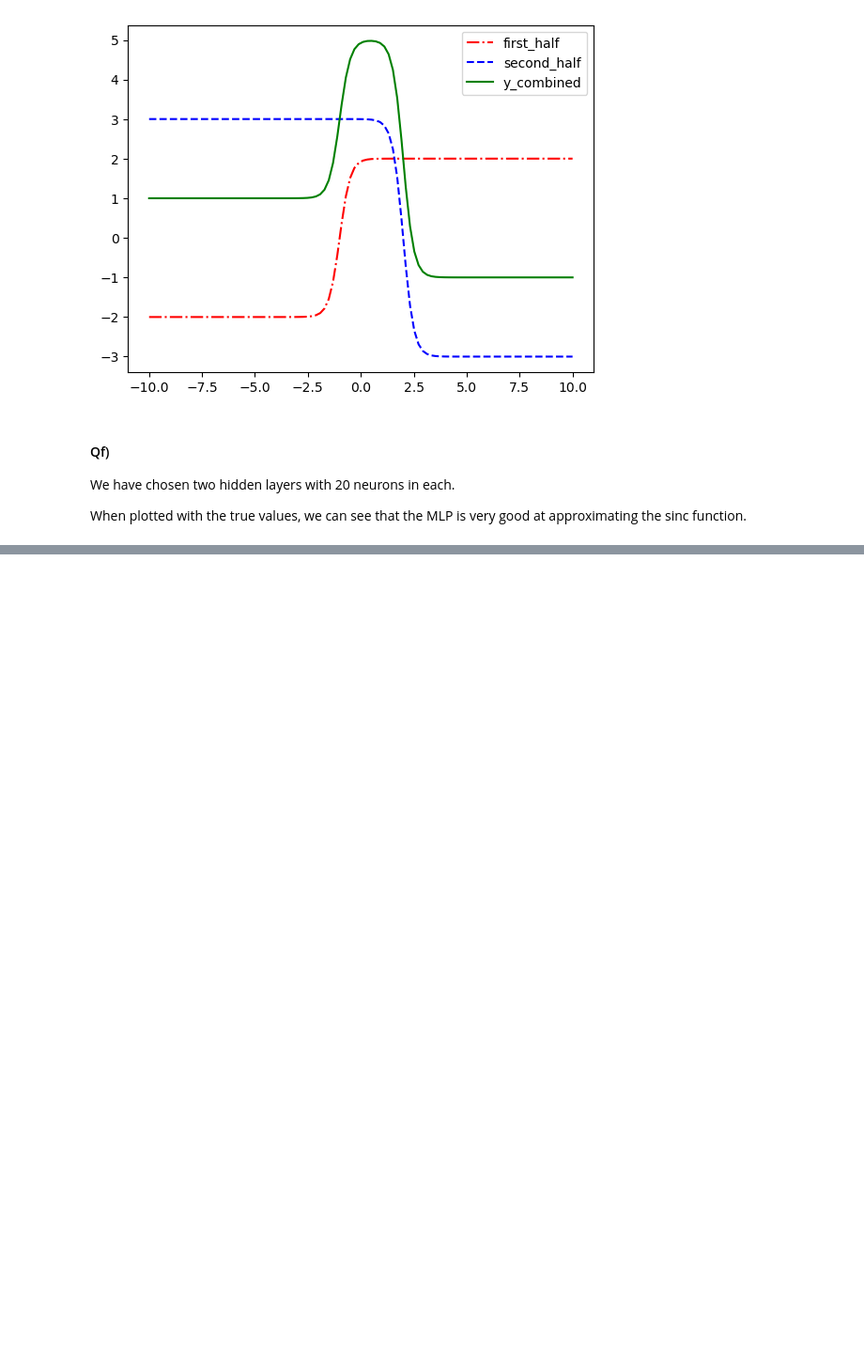
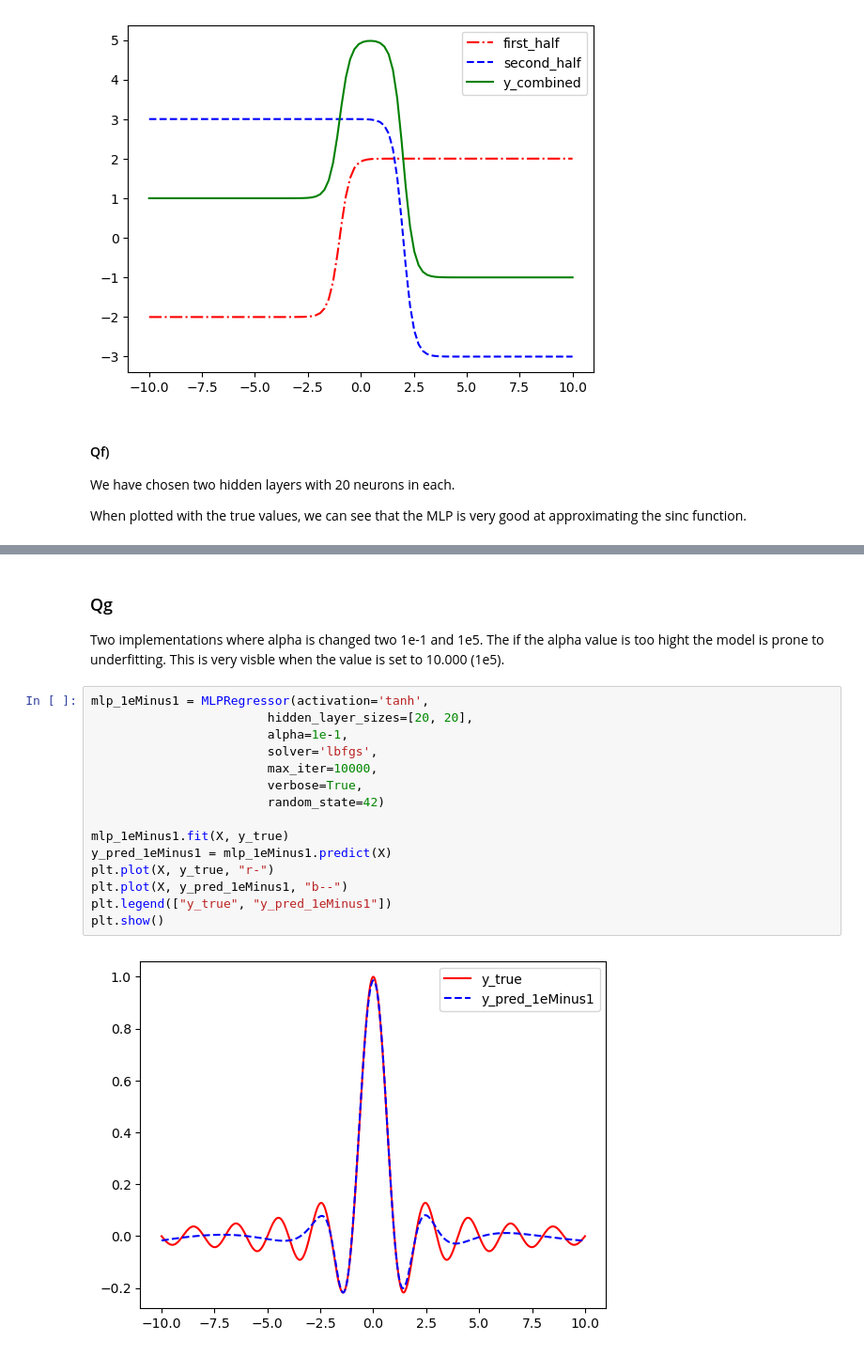
Before and after one commit to Eventid3/mal_grp30, a Jupyter notebook: O2/o2.ipynb, the cells around one changed output, grey strips where cells are left out. Shown: that part at 94% size. Saved outputs shown, nothing was run; the diff lists cells and outputs as text; blank space fills up the shorter version.

Commit message:
Two layers with 20

```diff
--- a/O2/o2.ipynb
+++ b/O2/o2.ipynb
@@ -1272,0 +1273,21 @@ plt.show()
+# %% [markdown]
+### Qg
+
+Two implementations where alpha is changed two 1e-1 and 1e5. The if the alpha value is too hight the model is prone to underfitting. This is very visble when the value is set to 10.000 (1e5).
+# %%
+mlp_1eMinus1 = MLPRegressor(activation='tanh',
+                        hidden_layer_sizes=[20, 20],
+                        alpha=1e-1,
+                        solver='lbfgs',
+                        max_iter=10000,
+                        verbose=True,
+                        random_state=42)
+
+mlp_1eMinus1.fit(X, y_true)
+y_pred_1eMinus1 = mlp_1eMinus1.predict(X)
+plt.plot(X, y_true, "r-")
+plt.plot(X, y_pred_1eMinus1, "b--")
+plt.legend(["y_true", "y_pred_1eMinus1"])
+plt.show()
+# %% [output]
+[figure, added]
```
Also changed, not shown: parts of 4 cells of this notebook.
